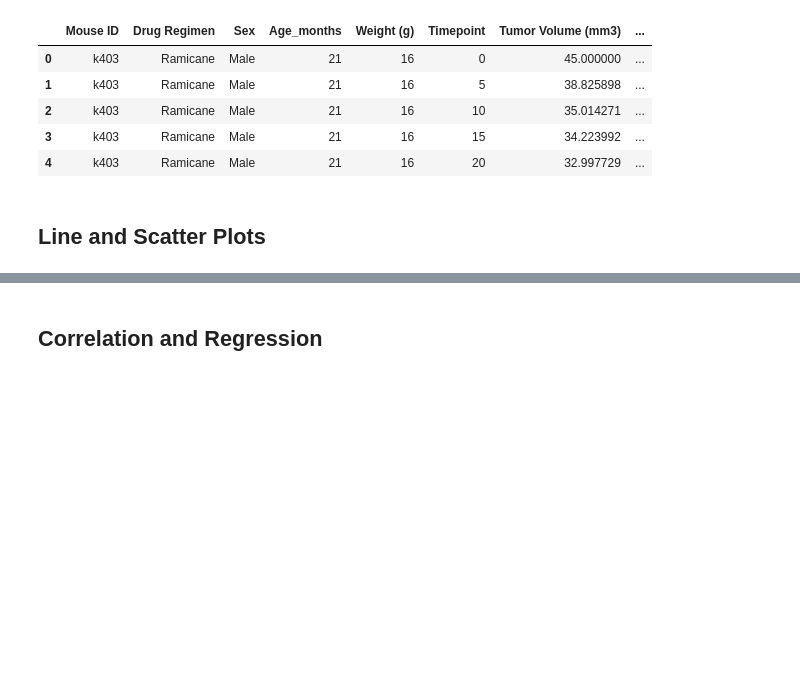
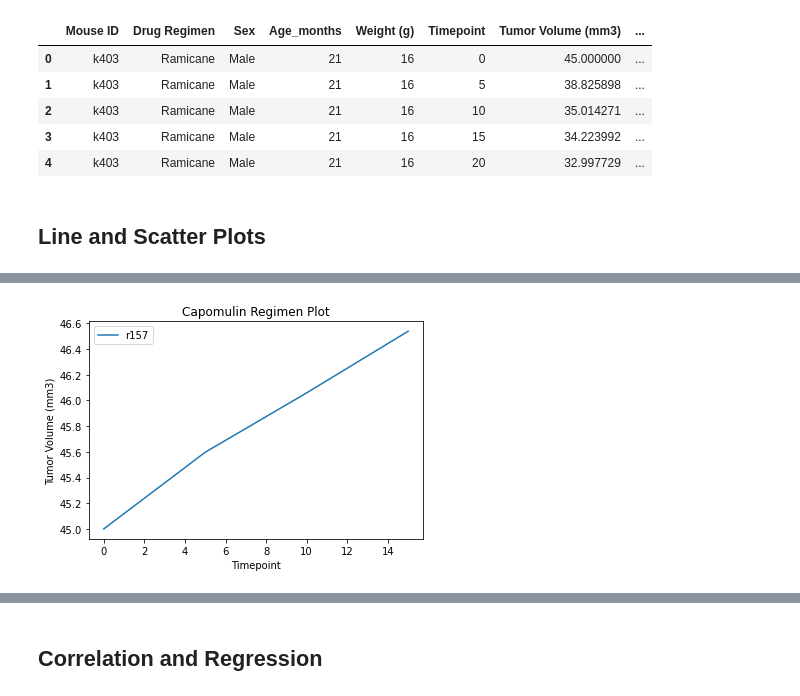
Before and after one commit to Bgood524/MatplotLib_Mice_Data, a Jupyter notebook: pymaceuticals_starter.ipynb, the cells around one changed output, grey strips where cells are left out. Cells and saved outputs as stored; diff of their text form; code cells hidden in the pictures; blank space fills up the shorter version.

```diff
--- a/pymaceuticals_starter.ipynb
+++ b/pymaceuticals_starter.ipynb
@@ -237,3 +236,5 @@ df_clean.head()
 ## Line and Scatter Plots
 # %%
 # Generate a line plot of tumor volume vs. time point for a mouse treated with Capomulin
+Capomulin_df = df_clean[df_clean['Drug Regimen']=='Capomulin'].reset_index()
+Capomulin_df
@@ -241,0 +255,7 @@ df_clean.head()
+# %%
+specific_cap_df = Capomulin_df[Capomulin_df['Mouse ID']=='r157']
+specific_cap_df.plot('Timepoint','Tumor Volume (mm3)',title='Capomulin Regimen Plot',
+               label='r157',ylabel='Tumor Volume (mm3)')
+plt.show()
+# %% [output]
+[figure, added]
```
Also changed, not shown: parts of 9 cells of this notebook.
